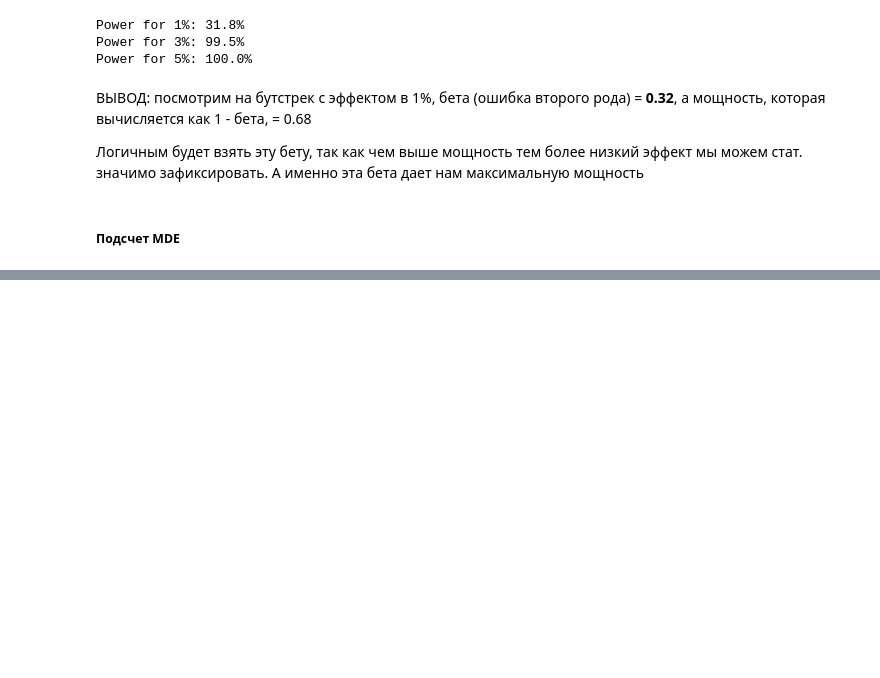
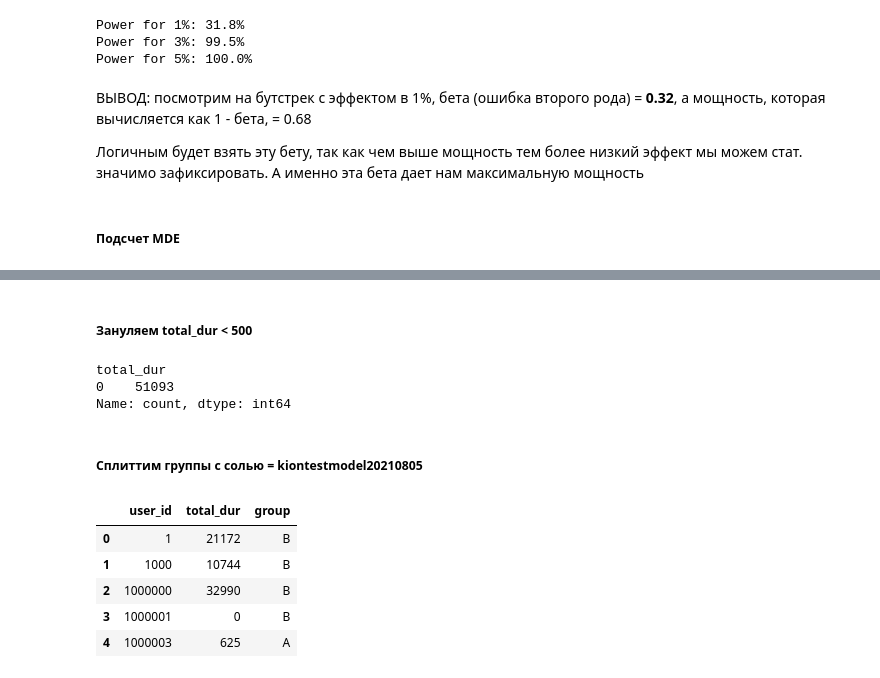
Before and after one commit to TayJen/Uplift---A-B-Testing---Reliable-ML, a Jupyter notebook: ab_testing/homework/HomeWork_1.ipynb, the cells around one changed output, grey strips where cells are left out. Drawn from its saved outputs; the diff is of its cells as text; code cells hidden in the pictures; blank space fills up the shorter version.

```diff
--- a/ab_testing/homework/HomeWork_1.ipynb
+++ b/ab_testing/homework/HomeWork_1.ipynb
@@ -286,0 +321,15 @@ mde = get_mde()
+# %%
+import pandas as pd
+import numpy as np
+import datetime
+
+
+interactions = pd.read_csv('data_kion/interactions_df.csv')
+interactions['last_watch_dt'] = pd.to_datetime(interactions['last_watch_dt']).map(lambda x: x.date())
+interactions['user_id'] = interactions['user_id'].astype(str)
+
+max_date = interactions['last_watch_dt'].max()
+two_weeks = interactions[interactions['last_watch_dt'] >= max_date - datetime.timedelta(days=13)]
+two_weeks = two_weeks.groupby('user_id', as_index=False).agg({'total_dur': sum})
+two_weeks = two_weeks[(two_weeks['total_dur'] < two_weeks['total_dur'].std() * 3)]
+two_weeks.head()
@@ -286,0 +343,45 @@ mde = get_mde()
+# %% [markdown]
+##### Зануляем total_dur < 500
+# %%
+two_weeks['total_dur'] = two_weeks['total_dur'].apply(lambda x: 0 if x < 500 else x)
+two_weeks[two_weeks['total_dur'] < 500]['total_dur'].value_counts()
+# %% [output]
+total_dur
+0    51093
+Name: count, dtype: int64
+# %% [markdown]
+##### Сплиттим группы с солью = kiontestmodel20210805
+# %%
+import os
+from base64 import b64encode
+import hashlib
+import collections
+
+
+def groups_splitter(df, columns, user_salt=None):
+    if user_salt == None:
+        salt = salt_generator()
+    else:
+        salt = user_salt
+
+    df['hash'] = ((df['user_id'].astype(str)) + '#' + salt).apply(lambda x: hashlib.sha256(x.encode('utf-8')).hexdigest())
+    df['group'] = ((df['hash'].str.slice(start=-6).apply(int, base=16) % 2).map(lambda x: 'A' if x == 0 else 'B'))
+
+    return df[columns].drop_duplicates()
+# %%
+SALT = "kiontestmodel20210805"
+
+new_df = groups_splitter(
+    two_weeks.copy(),
+    columns=['user_id', 'total_dur', 'group'],
+    user_salt=SALT
+)
+
+new_df.head()
+# %% [output]
+|  | user_id | total_dur | group |
+| 0 | 1 | 21172 | B |
+| 1 | 1000 | 10744 | B |
+| 2 | 1000000 | 32990 | B |
+| 3 | 1000001 | 0 | B |
+| 4 | 1000003 | 625 | A |
```
Also changed, not shown: parts of 8 cells of this notebook.
